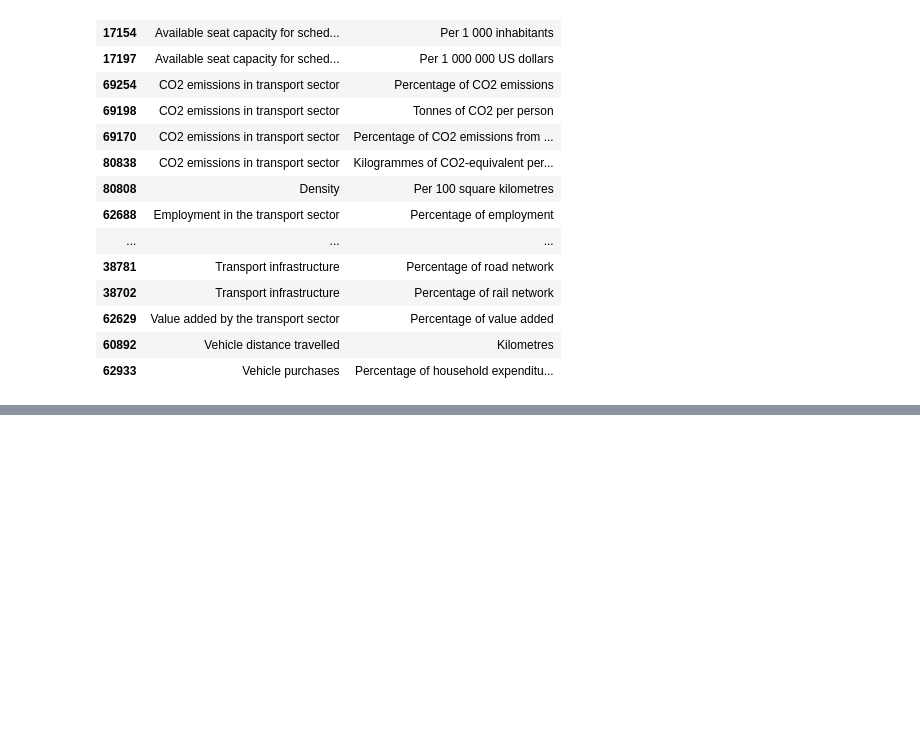
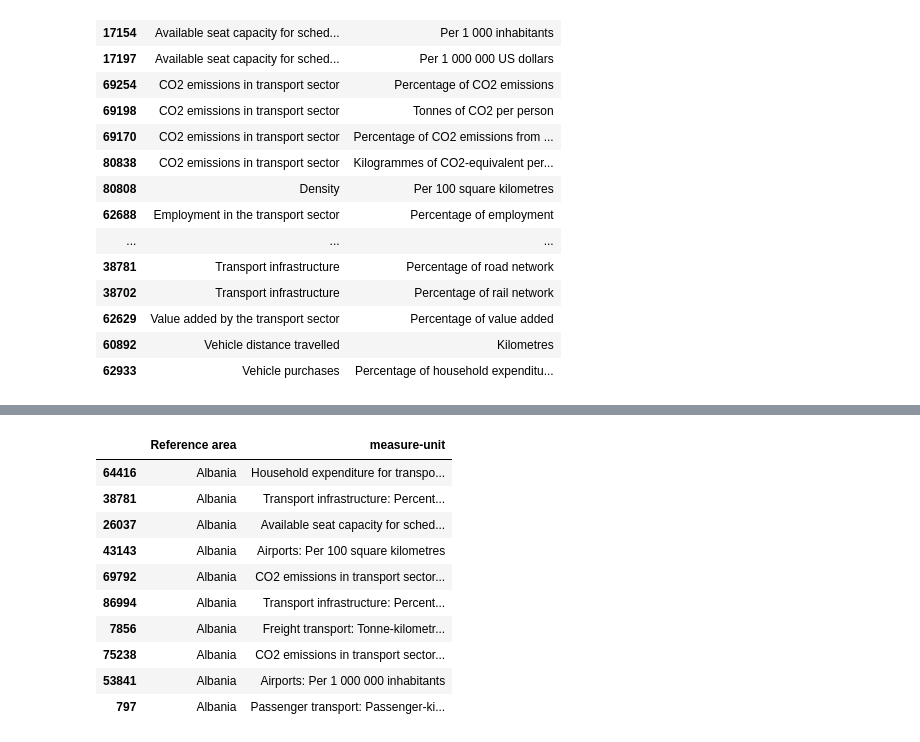
Before and after one commit to ayeachuri/transport_investment_analytics, a Jupyter notebook: E-Commerce Analytics.ipynb, the cells around one changed output, grey strips where cells are left out. Cells and saved outputs as stored; diff of their text form; code cells hidden in the pictures; blank space fills up the shorter version.

Commit message:
"Updated block organization; partial cleaning"

```diff
--- a/E-Commerce Analytics.ipynb
+++ b/E-Commerce Analytics.ipynb
@@ -340,3 +305,68 @@ transportIndicatorsDF.head()
+# %%
+############################################
+######### <<DATA CLEANING TASK B>> #########
+############################################
+
+# We want to prepare the data for clustering. There are 3 main sub-tasks for this:
+# 1. Unpivot the long measure and time columns so there is exactly one row per country
+# 2. Trim the dataset so we are only slicing across dimensions which are meaningful for
+#    our analysis. E.g. Airport density or stock per 1000 inhabitants may not be useful
+#    clustering dimensions.
+# 3. Once we have the dataframe reshaped with one country per row, we may also want to
+#    include other meaningful economic indicators as columns, such as GDP per capita,
+#    which will also provide meaningful insights into the clusters.
+
+
+# We begin with the task of unpivoting the measure data.
+
+# To do this, we want each row to represent a single country, reducing 90K rows to 70.
+#   Each measure must then have its own column.
+
+# A critical consideration now is the dimension of time. For each metric, observations are
+#   recorded annually, with up to 30 values from 1994 to 2023. To store every year in a wide
+#   format would mean having up to 30 variants of each measure's column (e.g. stock-1994, stock-1995,
+#   ..., stock-2023) For each measure-unit, which results in a multitude of low-information columns.
+#   Instead, we summarize the country's attributes with a linear model of a given indicator
+#       (While we could also consider an exponential model for some measures such as GDP, most
+#        measures in our data are composite measures of proportion and relative rates; linear suffices)
+#   e.g. for Airport density, we summarize all years as a linear function (with OLS regression)
+#       Airport density Y in year x = m*(x-1994) + b
+#       We record in one column: measure-intercept-in-2000
+#         **This will solely be based on the linear approximation, not the data point for 2000
+#       We record in the next column: measure-annual-diff
+#   By applying this linear model, we can also mitigate issues of incomplete / non-parallel time ranges.
+#   E.g. If a time series is missing values for certain years, or is biased towards more recent
+#       years, as long as we have sufficient data points we can extrapolate for a value in a
+#       standardized year.
+
+# Now thinking through the data transformation process:
+# We want to:
+# (1) unpivot the metrics into separate columns,
+# (2) aggregate and unpivot metrics for each year into a [intercept, annual trend (%)] format
+#       - This will either be stored as a tuple for each unit-measure OR as two columns
+# Using pandas' pivot function too early will result in too many columns. I will begin by
+#       storing aggregations in a separate dataframe first.
+
+measureAggregationsDf = transportIndicatorsDF[['Reference area', 'measure-unit']].drop_duplicates()
+measureAggregationsDf.sort_values('Reference area').head(10)
+
+# We break this task down as follows:
+# B1. Choose the analysis focus for clustering - what measures / time frames do we want to focus on?
+# B2. Reshape the data so each country is fully represented in a single row
+# B3. Evalute for missing values
+# B4. Consider any further dimensionality reduction
+# %% [output]
+|  | Reference area | measure-unit |
+| 64416 | Albania | Household expenditure for transpo... |
+| 38781 | Albania | Transport infrastructure: Percent... |
+| 26037 | Albania | Available seat capacity for sched... |
+| 43143 | Albania | Airports: Per 100 square kilometres |
+| 69792 | Albania | CO2 emissions in transport sector... |
+| 86994 | Albania | Transport infrastructure: Percent... |
+| 7856 | Albania | Freight transport: Tonne-kilometr... |
+| 75238 | Albania | CO2 emissions in transport sector... |
+| 53841 | Albania | Airports: Per 1 000 000 inhabitants |
+| 797 | Albania | Passenger transport: Passenger-ki... |
 # %%
 # Let's begin with B3 as it also gives us a chance to gain better insight into the data.
 # It is not a given that every country has released data for every metric. Let's run an aggregation
```
Also changed, not shown: parts of 5 cells of this notebook, 4 other files.
